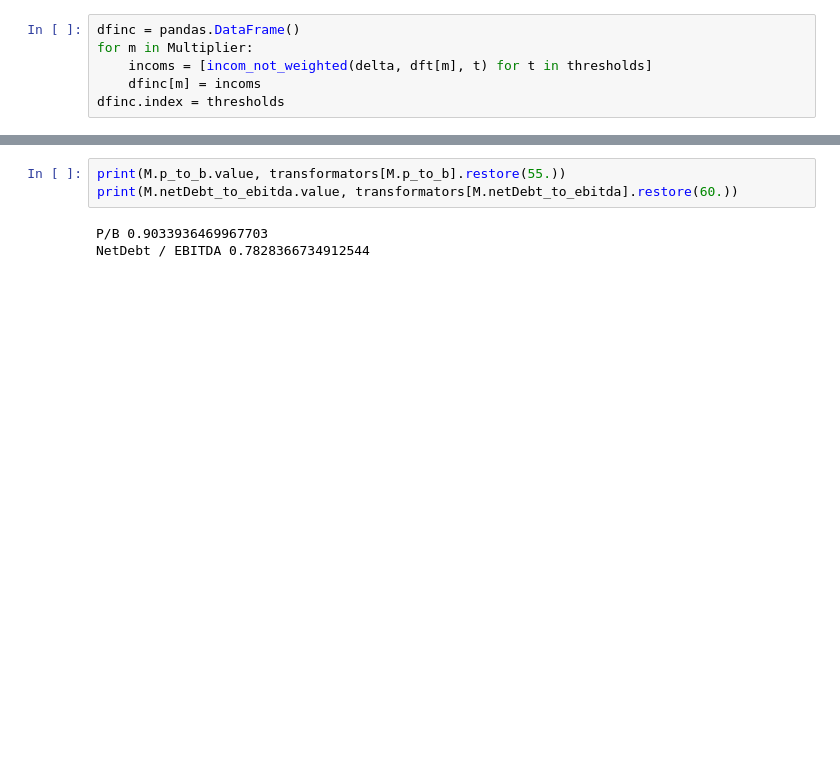
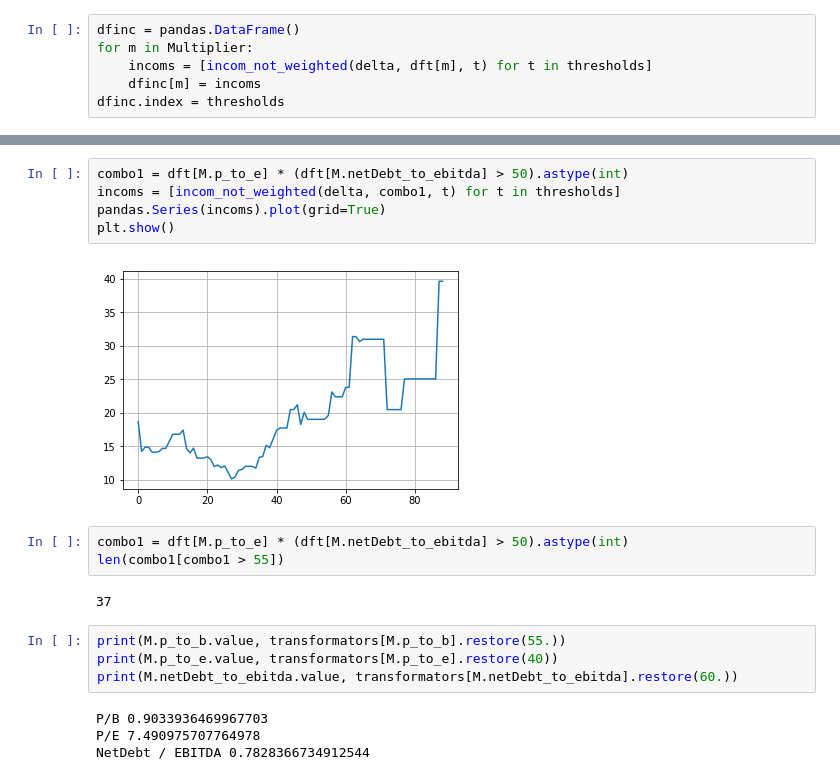
Before and after one commit to griddic/shares_analysis, a Jupyter notebook: predict_on_transformed_multipliers.ipynb, the cells around one changed output, grey strips where cells are left out. Cells and saved outputs as stored; diff of their text form; blank space fills up the shorter version.

```diff
--- a/predict_on_transformed_multipliers.ipynb
+++ b/predict_on_transformed_multipliers.ipynb
@@ -59,6 +57,20 @@ len(combo1[combo1 > 55])
+# %%
+combo1 = dft[M.p_to_e] * (dft[M.netDebt_to_ebitda] > 50).astype(int)
+incoms = [incom_not_weighted(delta, combo1, t) for t in thresholds]
+pandas.Series(incoms).plot(grid=True)
+plt.show()
+# %% [output]
+[figure, added]
+# %%
+combo1 = dft[M.p_to_e] * (dft[M.netDebt_to_ebitda] > 50).astype(int)
+len(combo1[combo1 > 55])
+# %% [output]
+37
 # %%
 print(M.p_to_b.value, transformators[M.p_to_b].restore(55.))
+print(M.p_to_e.value, transformators[M.p_to_e].restore(40))
 print(M.netDebt_to_ebitda.value, transformators[M.netDebt_to_ebitda].restore(60.))
 # %% [output]
 P/B 0.9033936469967703
+P/E 7.490975707764978
 NetDebt / EBITDA 0.7828366734912544
```
Also changed, not shown: parts of 5 cells of this notebook, 10 other files.
